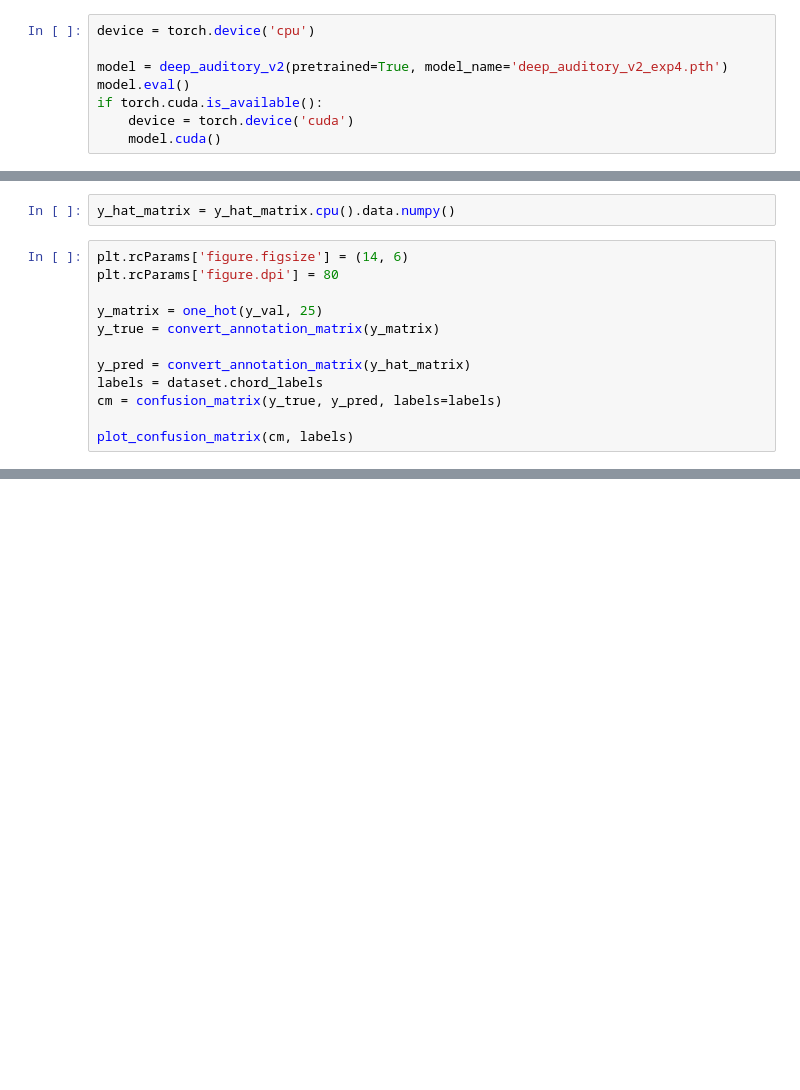
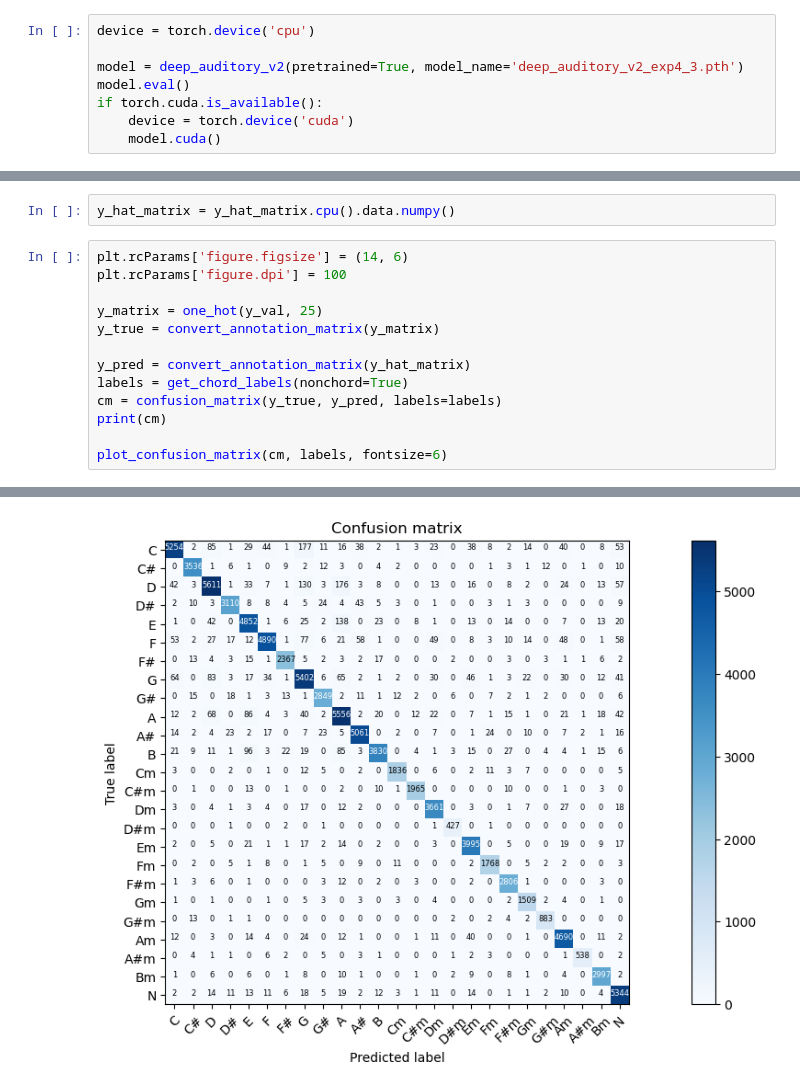
Before and after one commit to discort/chord-recognition, a Jupyter notebook: experiments/experiment4.ipynb, the cells around one changed output, grey strips where cells are left out. Saved outputs shown, nothing was run; the diff lists cells and outputs as text; blank space fills up the shorter version.

```diff
--- a/experiments/experiment4.ipynb
+++ b/experiments/experiment4.ipynb
@@ -178,7 +186,7 @@ solver.train()
 # %%
 device = torch.device('cpu')
 
-model = deep_auditory_v2(pretrained=True, model_name='deep_auditory_v2_exp4.pth')
+model = deep_auditory_v2(pretrained=True, model_name='deep_auditory_v2_exp4_3.pth')
 model.eval()
 if torch.cuda.is_available():
     device = torch.device('cuda')
@@ -190,13 +198,15 @@ y_hat_matrix = forward(model, val_loader, device, 25)
 y_hat_matrix = y_hat_matrix.cpu().data.numpy()
 # %%
 plt.rcParams['figure.figsize'] = (14, 6)
-plt.rcParams['figure.dpi'] = 80
+plt.rcParams['figure.dpi'] = 100
 
 y_matrix = one_hot(y_val, 25)
 y_true = convert_annotation_matrix(y_matrix)
 
 y_pred = convert_annotation_matrix(y_hat_matrix)
-labels = dataset.chord_labels
+labels = get_chord_labels(nonchord=True)
 cm = confusion_matrix(y_true, y_pred, labels=labels)
+print(cm)
 
-plot_confusion_matrix(cm, labels)
+plot_confusion_matrix(cm, labels, fontsize=6)
+# %% [output]
@@ -202,0 +230 @@ plot_confusion_matrix(cm, labels)
+[figure, added]
```
Also changed, not shown: parts of 4 cells of this notebook, 1 other file.
